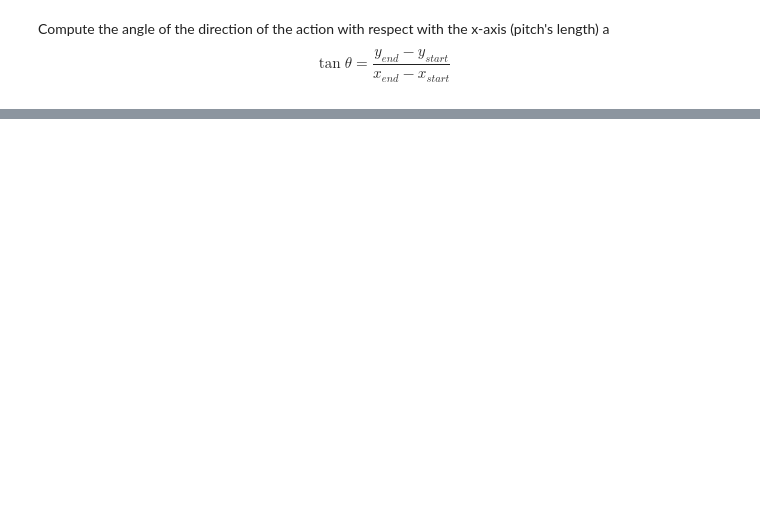
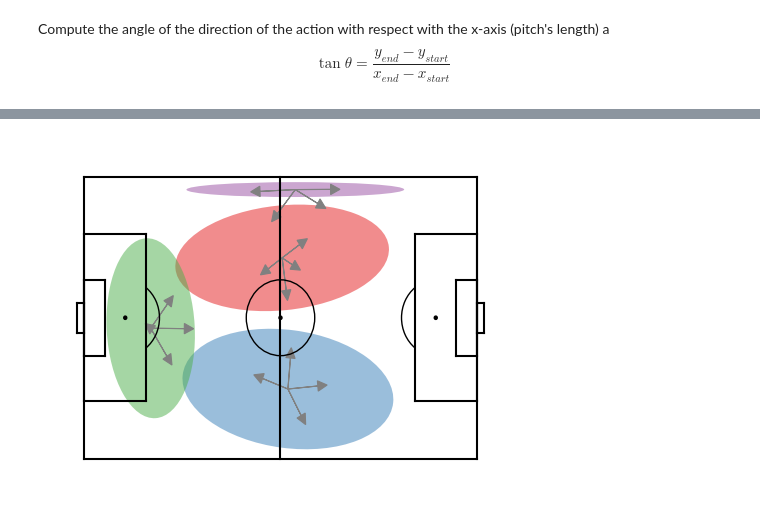
Before and after one commit to Joaquin-Garay/soccer-infogeo, a Jupyter notebook: 03-model.ipynb, the cells around one changed output, grey strips where cells are left out. Cells and saved outputs as stored; diff of their text form; code cells hidden in the pictures; blank space fills up the shorter version.

Commit message:
Two-layers scheme implemented

```diff
--- a/03-model.ipynb
+++ b/03-model.ipynb
@@ -262,0 +320,12 @@ VonMises(loc=93.3º, kappa=2.296)
+# %%
+K_loc = 4
+K_dir = 4
+choose = "bregman"
+start = time.time()
+gmm, vmm_list = sc.two_layer_scheme(loc_data, dir_data, K_loc, K_dir, choose=choose)
+run_time = time.time() - start
+print(f"Running Time {choose} Model: {run_time:.4f}s\n")
+print(f"{gmm}\n")
+for i, vmm in enumerate(vmm_list):
+    print(f"GMM Cluster {i}: ")
+    print(f"{vmm}\n")
@@ -262,0 +350,4 @@ VonMises(loc=93.3º, kappa=2.296)
+# %%
+vis.show_all_models(gmm, vmm_list)
+# %% [output]
+[figure, added]
```
Also changed, not shown: parts of 19 cells of this notebook, 2 other files.
